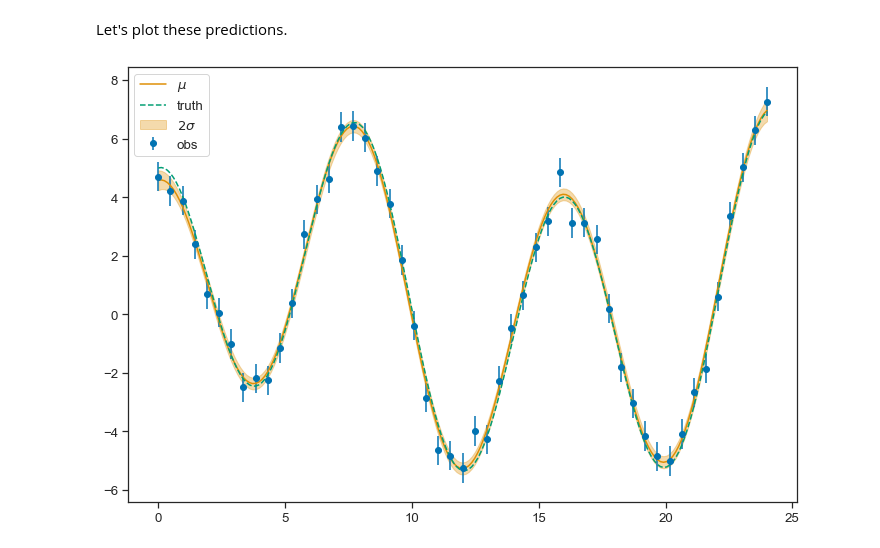
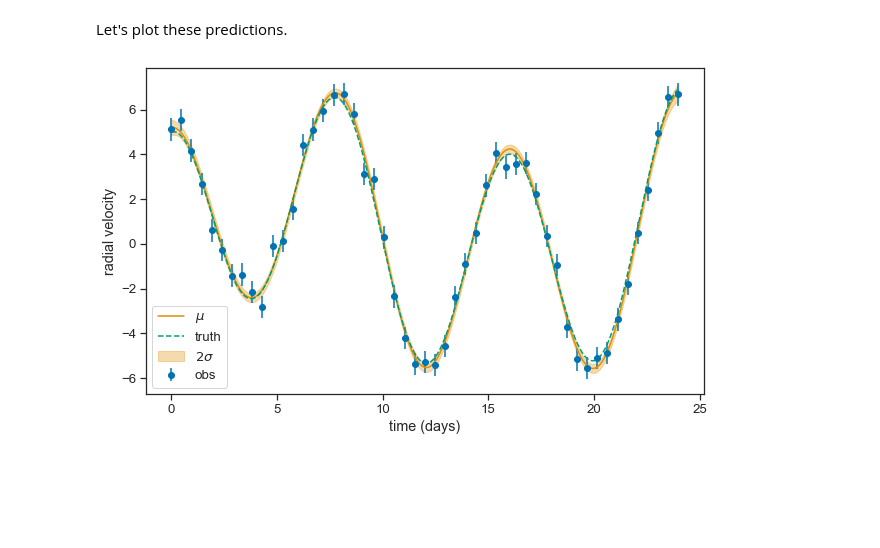
Before and after one commit to alexlyttle/gp-skills-session, a Jupyter notebook: gaussian_process.ipynb, the cells around one changed output. Saved outputs shown, nothing was run; the diff lists cells and outputs as text; code cells hidden in the pictures; blank space fills up the shorter version.

```diff
--- a/gaussian_process.ipynb
+++ b/gaussian_process.ipynb
@@ -863,14 +840,14 @@ t = np.linspace(0, duration, num_obs)
 t_pred = np.linspace(0, duration, num_pred)
 
 # Contribution from the planet
-vr = radial_velocity(t, **truth)
-vr_true = radial_velocity(t_pred, **truth)
+planet = radial_velocity(t, **truth)
+planet_true = radial_velocity(t_pred, **truth)
 
 # Injected correlated noise
 w = 0.3  # Arbitrary scale of the noise
 delta = lambda t: np.sin(w*t) + np.sin(w*t)**2 + np.sin(w*t)**3
-vr += delta(t)
-vr_true += delta(t_pred)
+vr = planet + delta(t)
+vr_true = planet_true + delta(t_pred)
 
 # Observed uncertainty on the velocities.
 vr_err = 0.5
@@ -1082,15 +1065,17 @@ vr_pred = np.apply_along_axis(lambda gp: get_predictions(gp[0], gp[1]), axis, gp
 # %% [markdown]
 Let's plot these predictions.
 # %%
-plt.figure(figsize=(12, 8))
+plt.figure(figsize=(10, 6))
 plt.errorbar(t, vr, yerr=vr_err, fmt='o', label='obs')
 
 vr_mean = vr_pred.mean(axis=0)
 vr_sd = vr_pred.std(axis=0)
 plt.plot(t_pred, vr_mean, label=r'$\mu$')
 plt.fill_between(t_pred, vr_mean-vr_sd, vr_mean+vr_sd, alpha=0.33, color='C1', label=r'$2\sigma$')
 
 plt.plot(t_pred, vr_true, linestyle='--', label='truth');
-plt.legend();
+plt.legend()
+plt.xlabel('time (days)')
+plt.ylabel('radial velocity');
 # %% [output]
-[figure, old version]
+[figure, new version]
```
Also changed, not shown: parts of 24 cells of this notebook.
